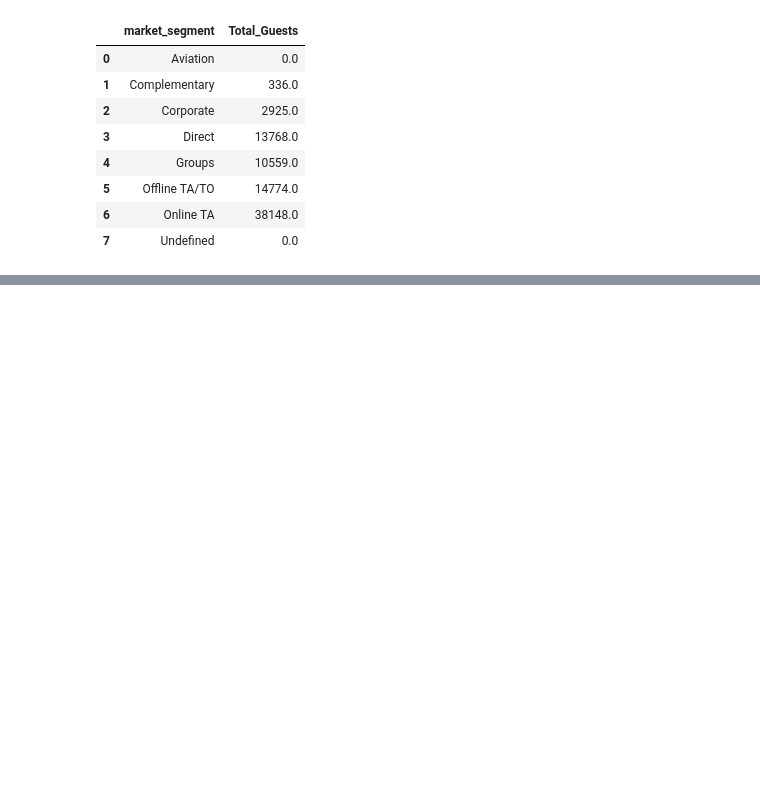
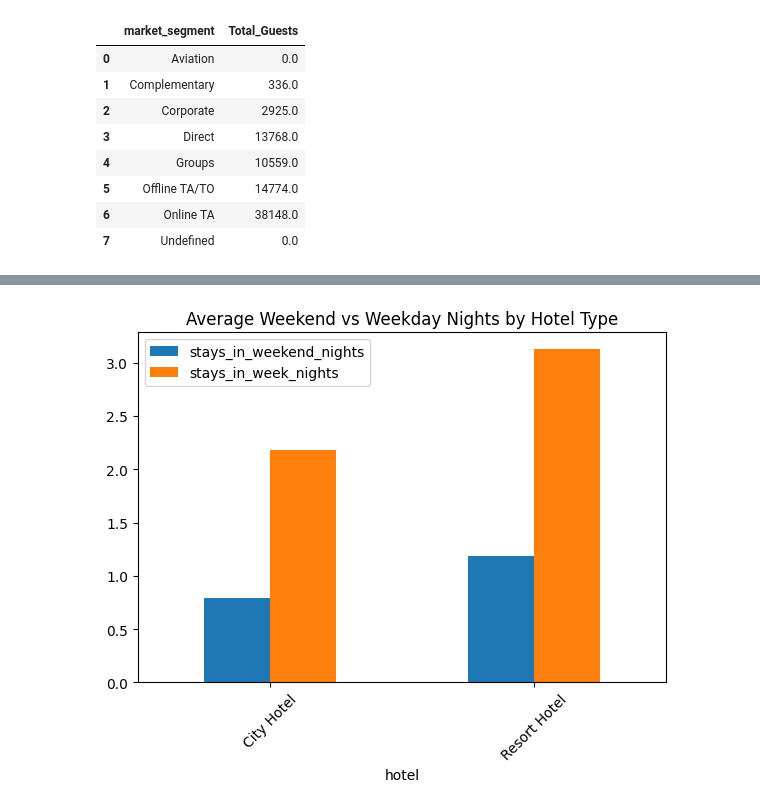
Before and after one commit to asif-mursalin/Data-mining-project, a Jupyter notebook: Project.ipynb, the cells around one changed output, grey strips where cells are left out. Drawn from its saved outputs; the diff is of its cells as text; code cells hidden in the pictures; blank space fills up the shorter version.

```diff
--- a/Project.ipynb
+++ b/Project.ipynb
@@ -857,0 +993,10 @@ The default of observed=False is deprecated and will be changed to True in a fut
+# %%
+plt.figure(figsize=(15, 10))
+plt.subplot(2, 2, 1)
+weekend_weekday = df.groupby('hotel')[['stays_in_weekend_nights', 'stays_in_week_nights']].mean()
+weekend_weekday.plot(kind='bar', ax=plt.gca())
+plt.title('Average Weekend vs Weekday Nights by Hotel Type')
+plt.xticks(rotation=45)
+plt.show()
+# %% [output]
+[figure, added]
```
Also changed, not shown: parts of 40 cells of this notebook.
